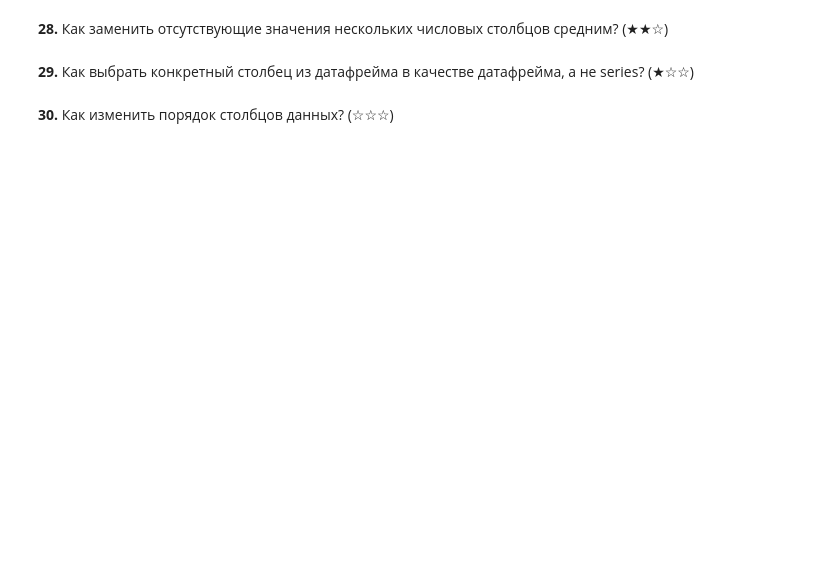
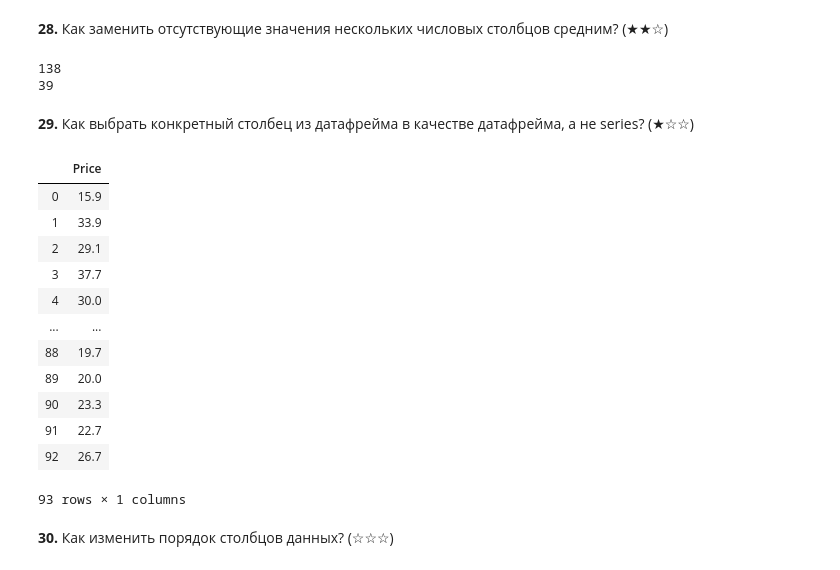
Before and after one commit to sarvensis/spython, a Jupyter notebook: semesterNo2/Homework1ML.ipynb, the cells around one changed output. Drawn from its saved outputs; the diff is of its cells as text; code cells hidden in the pictures; blank space fills up the shorter version.

```diff
--- a/semesterNo2/Homework1ML.ipynb
+++ b/semesterNo2/Homework1ML.ipynb
@@ -587,12 +605,33 @@ df = pd.read_csv('https://raw.githubusercontent.com/selva86/datasets/master/Cars
 df = pd.read_csv('https://raw.githubusercontent.com/selva86/datasets/master/Cars93_miss.csv')
 
 #your code
+print(df.isna().sum().sum())
+df = df.fillna(df.mean())
+print(df.isna().sum().sum())
+# %% [output]
+138
+39
 # %% [markdown]
 **29\.** Как выбрать конкретный столбец из датафрейма в качестве датафрейма, а не series?  (★☆☆)
 # %%
 df = pd.read_csv('https://raw.githubusercontent.com/selva86/datasets/master/Cars93_miss.csv')
 
 #your code
+df[['Price']]
+# %% [output]
+|  | Price |
+| 0 | 15.9 |
+| 1 | 33.9 |
+| 2 | 29.1 |
+| 3 | 37.7 |
+| 4 | 30.0 |
+| ... | ... |
+| 88 | 19.7 |
+| 89 | 20.0 |
+| 90 | 23.3 |
+| 91 | 22.7 |
+| 92 | 26.7 |
+93 rows × 1 columns
 # %% [markdown]
 **30\.** Как изменить порядок столбцов данных? (☆☆☆)
 # %%
```
Also changed, not shown: parts of 6 cells of this notebook.
